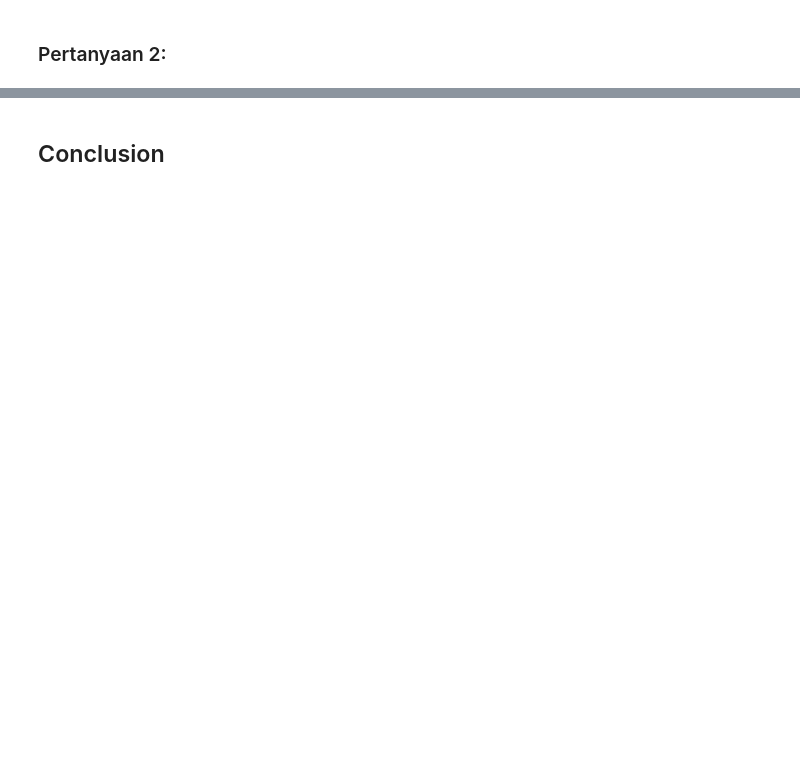
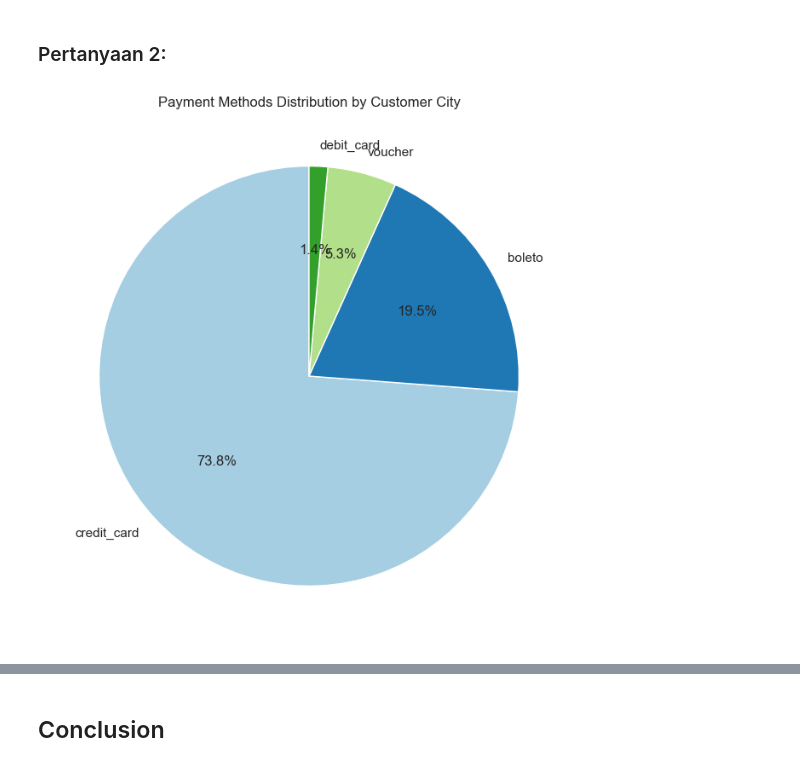
Before and after one commit to karna0811-bd/dicoding-assessment, a Jupyter notebook: notebook.ipynb, the cells around one changed output, grey strips where cells are left out. Drawn from its saved outputs; the diff is of its cells as text; code cells hidden in the pictures; blank space fills up the shorter version.

```diff
--- a/notebook.ipynb
+++ b/notebook.ipynb
@@ -116,0 +244,23 @@ order_items_df.head()
+# %%
+item_counts = join_cs_df['product_category_name_english'].value_counts()
+seller_counts = join_cs_df['seller_id'].value_counts()
+custermer_city_counts = join_cs_df['customer_city'].value_counts()
+payment_type = join_cs_df['payment_type'].value_counts()
+#buat dataframe dengan item_counts
+item_counts_df = pd.DataFrame({'product_category_name_english':item_counts.index,'count':item_counts.values})
+seller_count_df = pd.DataFrame({'seller_id':seller_counts.index,'count':seller_counts.values})
+custermer_city_counts_df = pd.DataFrame({'customer_city':custermer_city_counts.index,'count':custermer_city_counts.values})
+payment_type_df = pd.DataFrame({'payment_type':payment_type.index,'count':payment_type.values})
+
+#buat kolom baru dengan ranking dari count
+
+item_counts_df['rank'] = item_counts_df['count'].rank(ascending=False,method='dense')
+seller_count_df['rank'] = seller_count_df['count'].rank(ascending=False,method='dense')
+custermer_city_counts_df['rank'] = custermer_city_counts_df['count'].rank(ascending=False,method='dense')
+payment_type_df['rank'] = payment_type_df['count'].rank(ascending=False,method='dense')
+#liat ranking item yang paling banyak terjual
+
+print(item_counts_df.sort_values(by='rank').head())
+print(seller_count_df.sort_values(by='rank').head())
+print(custermer_city_counts_df.sort_values(by='rank').head())
+print(payment_type_df.sort_values(by='rank').head())
@@ -121,2 +321,14 @@ order_items_df.head()
 # %% [markdown]
 ### Pertanyaan 2:
+# %%
+
+
+# Create a pie chart
+plt.figure(figsize=(8, 8))
+plt.pie(payment_type_df['count'], labels=payment_type_df['payment_type'], autopct='%1.1f%%', startangle=90, colors=plt.cm.Paired.colors)
+plt.title('Payment Methods Distribution by Customer City')
+
+# Show the plot
+plt.show()
+# %% [output]
+[figure, added]
```
Also changed, not shown: parts of 17 cells of this notebook, 3 other files.
